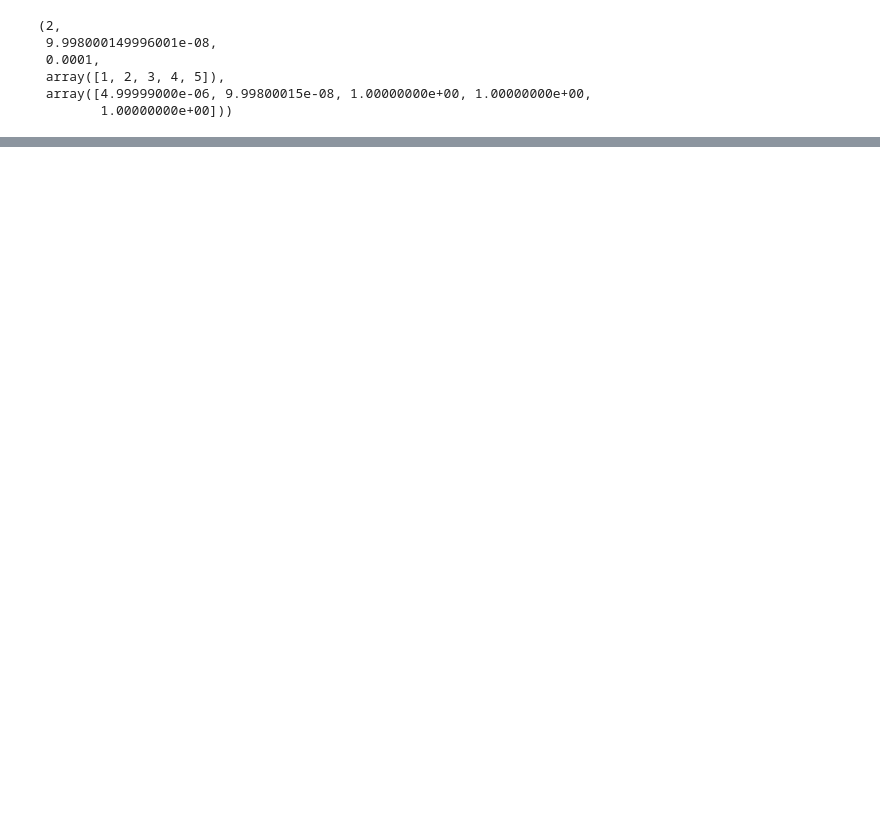
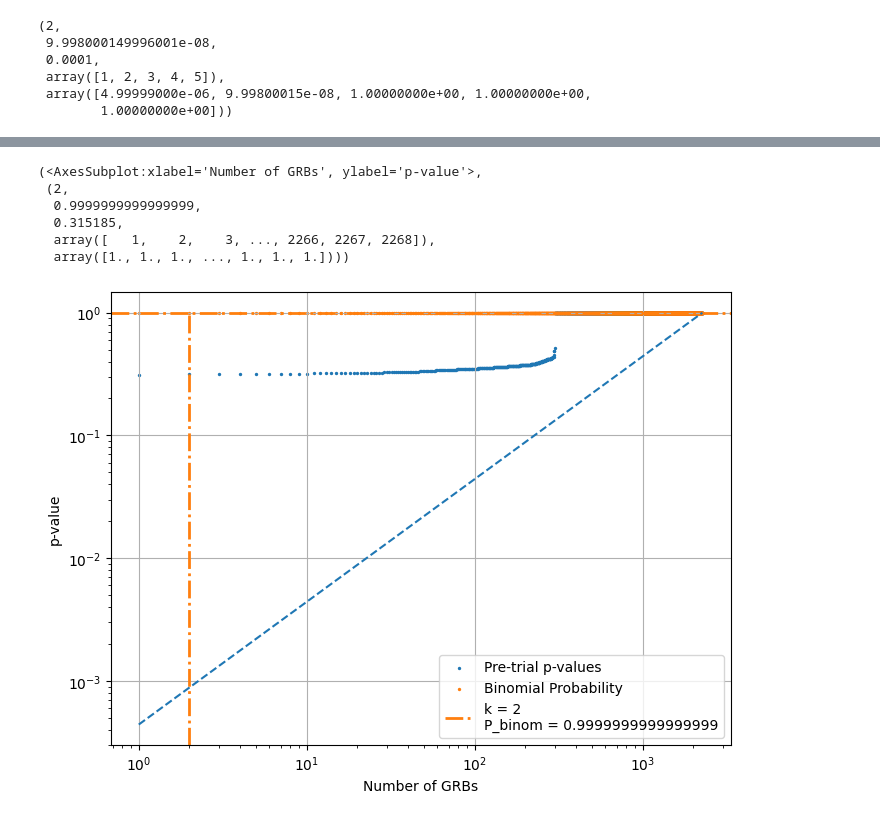
Before and after one commit to ChujieChen/greco_grb, a Jupyter notebook: notebooks/11_binomial_test.ipynb, the cells around one changed output, grey strips where cells are left out. Drawn from its saved outputs; the diff is of its cells as text; code cells hidden in the pictures; blank space fills up the shorter version.

```diff
--- a/notebooks/11_binomial_test.ipynb
+++ b/notebooks/11_binomial_test.ipynb
@@ -201,0 +284,39 @@ array([[0.      , 1.      ],
+# %%
+def plot_null_binom_example(trial_no):
+    ## example null hypothesis Binomial Test
+    grb_tw_pre_post_p = pd.DataFrame(get_all_GRB_best_p_values(trial_no)) # trial_no is a random number bewteen 0-1,000,000
+    binomial_result = binomial_test(grb_tw_pre_post_p['post_trial_p'])
+    fig, ax = plt.subplots(figsize=(8,6), dpi=100)
+    # 2268 GRBs
+    x = np.r_[1:2268+1]
+    # p_values
+    ax.scatter(x, np.sort(grb_tw_pre_post_p['post_trial_p']), label="Pre-trial p-values", s=2)
+    # Binomial Probability
+    ax.scatter(x, binomial_result[4], label="Binomial Probability", s=2)
+    # best Binomial
+    ax.vlines(binomial_result[0], 0, binomial_result[1],
+               linestyle='-.', color=sns.color_palette()[1], linewidth=2)
+    ax.axhline(binomial_result[1], 0, 2268,
+               linestyle='-.', color=sns.color_palette()[1], linewidth=2,
+               label=f"k = {binomial_result[0]}\nP_binom = {binomial_result[1]}")
+    # uniform line
+    ax.plot(x, x/2268., "--")
+
+    ax.set_xscale('log')
+    ax.set_yscale('log')
+    ax.set_xlabel("Number of GRBs")
+    ax.set_ylabel("p-value")
+    # ax.set_title(f"{ag.grb_name}")
+    ax.grid(True)
+    ax.legend()
+    return ax, binomial_result
+# %%
+plot_null_binom_example(0)
+# %% [output]
+(<AxesSubplot:xlabel='Number of GRBs', ylabel='p-value'>,
+ (2,
+  0.9999999999999999,
+  0.315185,
+  array([   1,    2,    3, ..., 2266, 2267, 2268]),
+  array([1., 1., 1., ..., 1., 1., 1.])))
+[figure, added]
```
Also changed, not shown: parts of 61 cells of this notebook, 10 other files.
